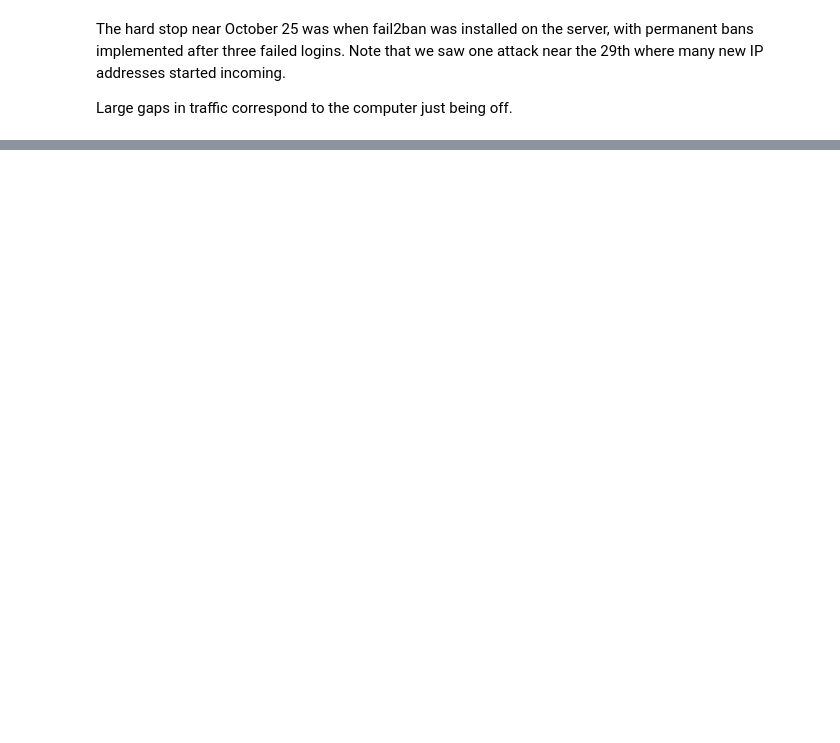
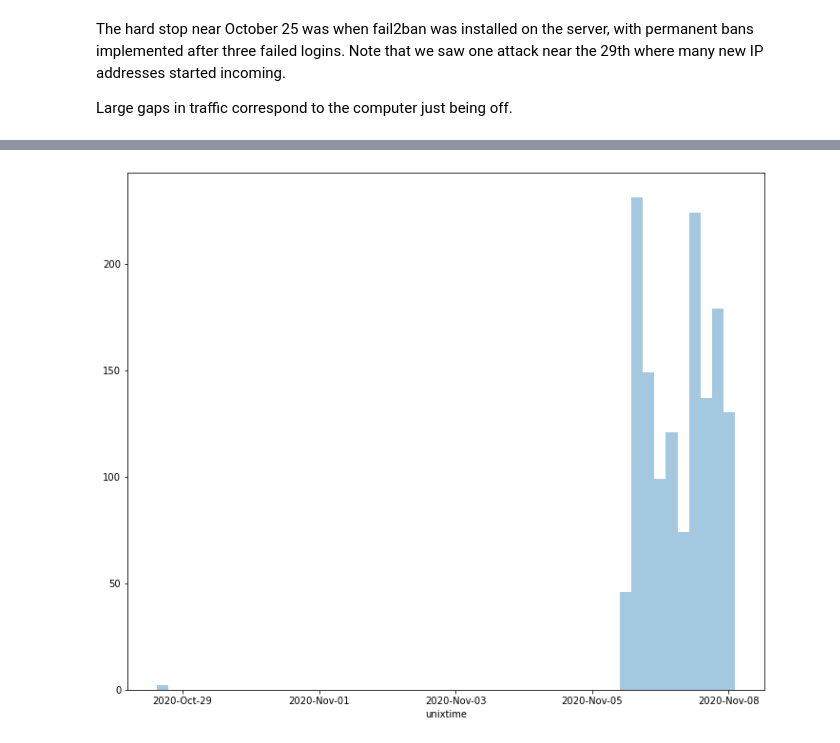
Before and after one commit to Jollyhrothgar/log_analysis, a Jupyter notebook: auth_log_parse.ipynb, the cells around one changed output, grey strips where cells are left out. Drawn from its saved outputs; the diff is of its cells as text; code cells hidden in the pictures; blank space fills up the shorter version.

```diff
--- a/auth_log_parse.ipynb
+++ b/auth_log_parse.ipynb
@@ -472,0 +484,6 @@ for tick in ax.get_xticklabels():
+# %%
+fig, ax = plt.subplots(figsize=(12,10))
+sns.distplot(df[df['source_ip'] == '218.92.0.206'].sort_values(by='unixtime')['unixtime'], ax=ax, norm_hist=False, kde=False)
+ax.xaxis.set_major_formatter(major_formatter)
+# %% [output]
+[figure, added]
```
Also changed, not shown: parts of 21 cells of this notebook, 3 other files.
